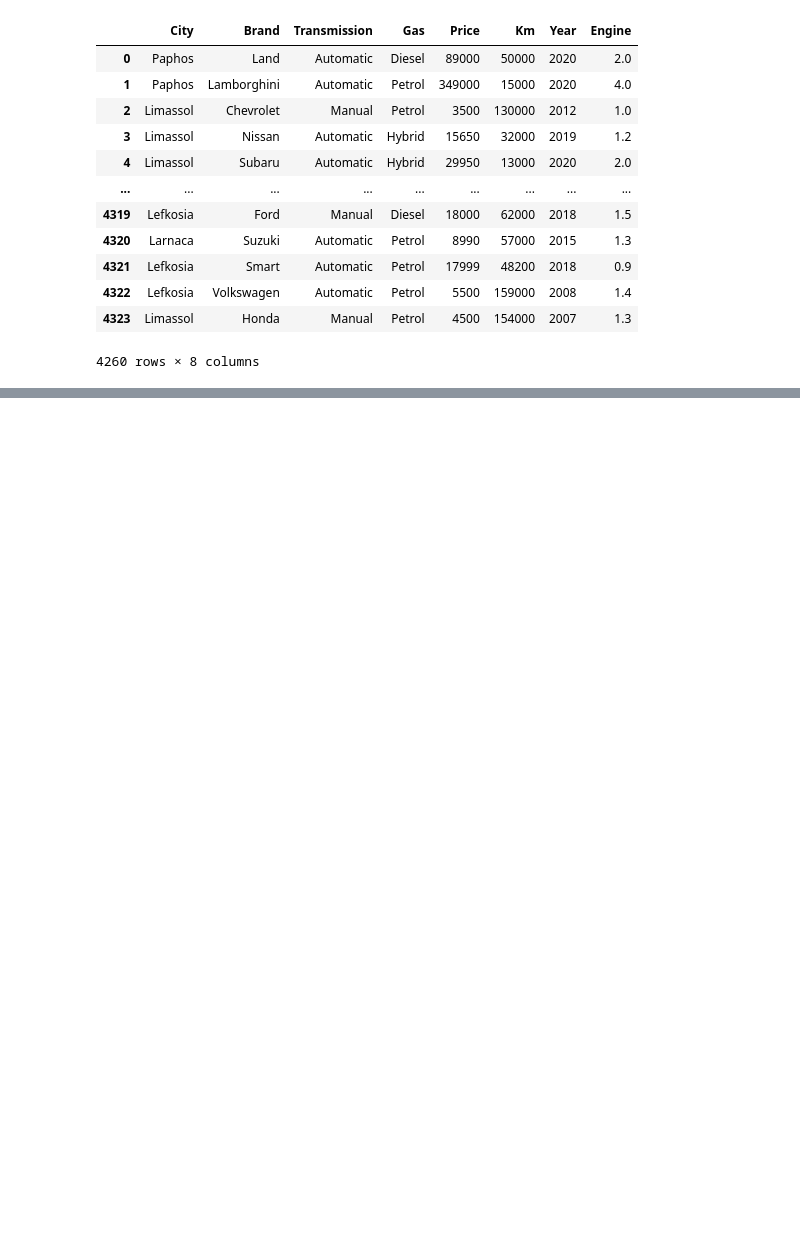
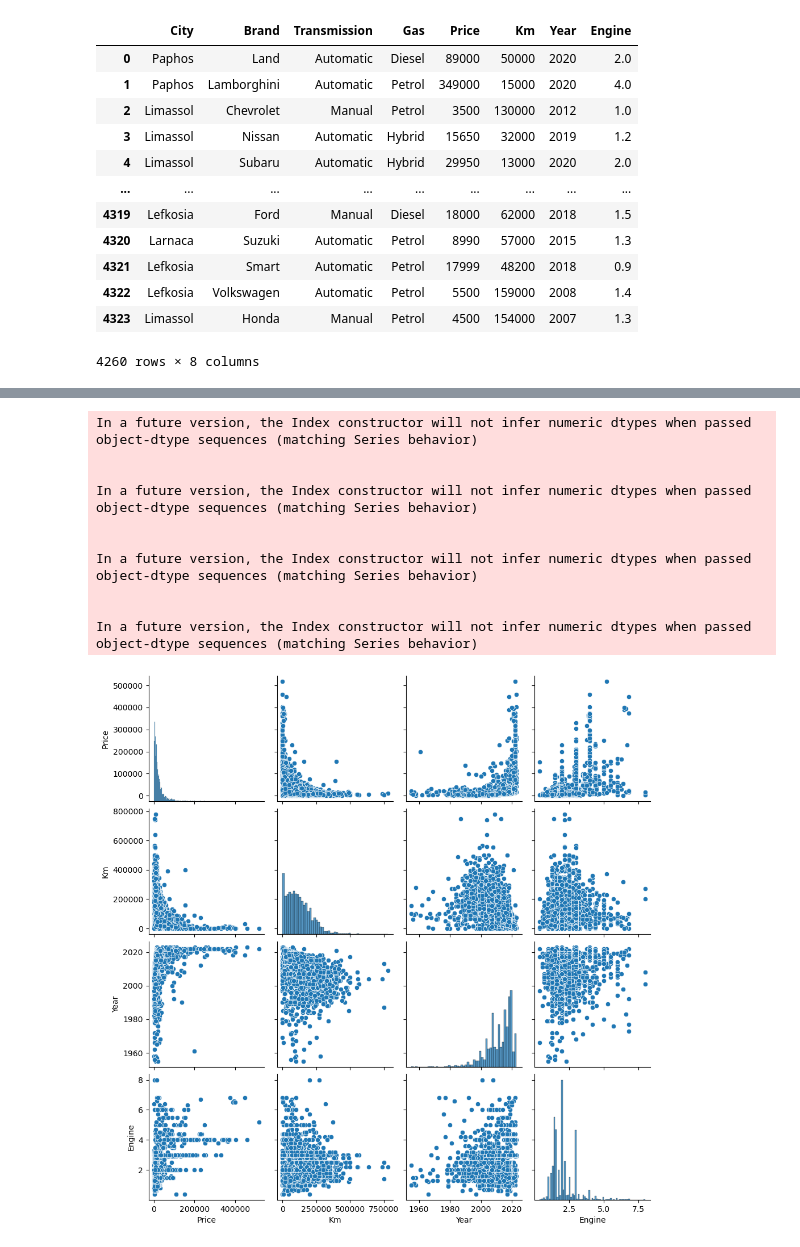
Before and after one commit to victoras24/car_data, a Jupyter notebook: DataAnalysis/Analysis.ipynb, the cells around one changed output, grey strips where cells are left out. Drawn from its saved outputs; the diff is of its cells as text; code cells hidden in the pictures; blank space fills up the shorter version.

```diff
--- a/DataAnalysis/Analysis.ipynb
+++ b/DataAnalysis/Analysis.ipynb
@@ -242,0 +254,4 @@ df.loc[df['Brand'] == 'Alfa', 'Brand'] = 'Alfa Romeo'
+# %%
+#removing outliers
+drop_outliers = data_frame[data_frame['Km'] < 1000000]
+px.scatter(drop_outliers, x='Km', y='Price', color='Brand', template='simple_white')
@@ -242,0 +265,18 @@ df.loc[df['Brand'] == 'Alfa', 'Brand'] = 'Alfa Romeo'
+# %%
+sns.pairplot(drop_outliers,
+             vars=['Price', 'Km', 'Year','Engine'])
+
+plt.style.use('ggplot')
+plt.show()
+# %% [output]
+In a future version, the Index constructor will not infer numeric dtypes when passed object-dtype sequences (matching Series behavior)
+
+
+In a future version, the Index constructor will not infer numeric dtypes when passed object-dtype sequences (matching Series behavior)
+
+
+In a future version, the Index constructor will not infer numeric dtypes when passed object-dtype sequences (matching Series behavior)
+
+
+In a future version, the Index constructor will not infer numeric dtypes when passed object-dtype sequences (matching Series behavior)
+[figure, added]
```
Also changed, not shown: parts of 10 cells of this notebook.
